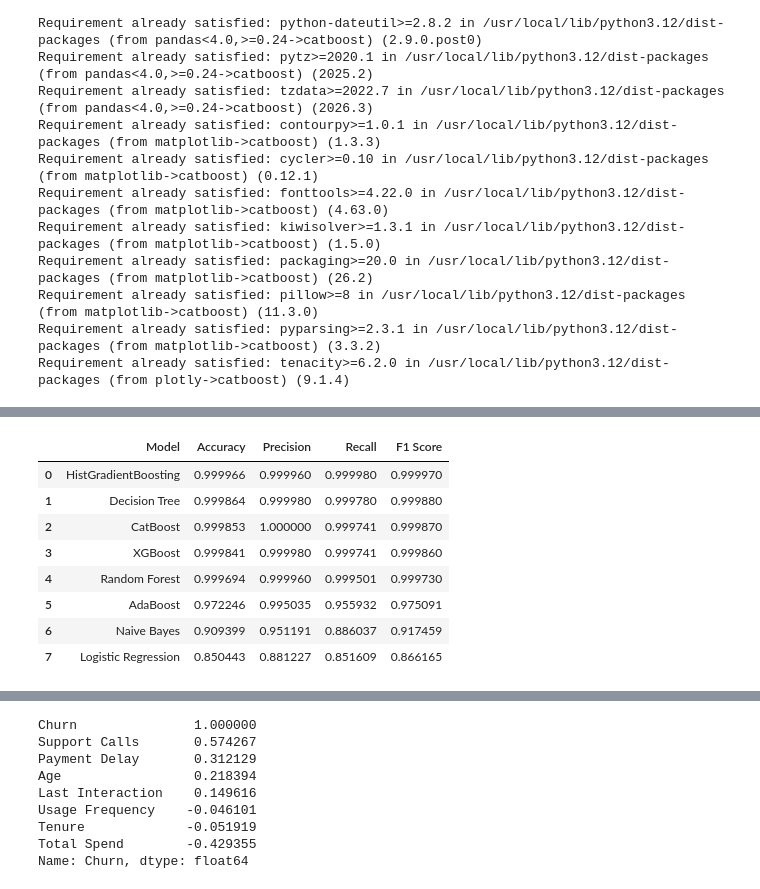
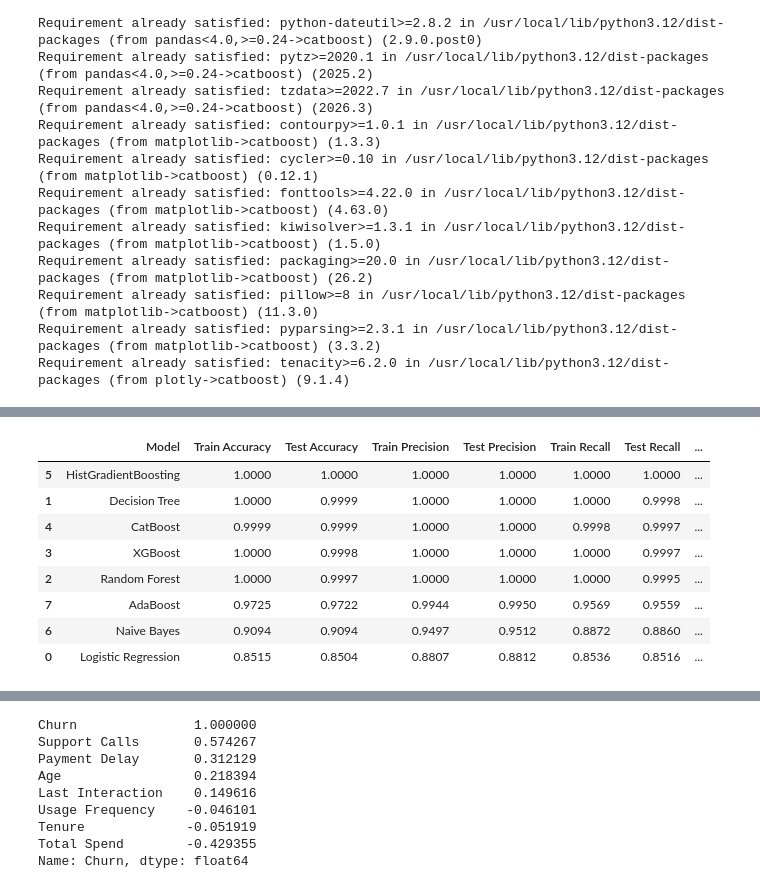
Before and after one commit to sujal-chauhan2006/ML-Projects, a Jupyter notebook: Customer_Churn_Prediction/Notebook/Customer_Churn_Prediction.ipynb, the cells around one changed output, grey strips where cells are left out. Cells and saved outputs as stored; diff of their text form; code cells hidden in the pictures.

```diff
--- a/Customer_Churn_Prediction/Notebook/Customer_Churn_Prediction.ipynb
+++ b/Customer_Churn_Prediction/Notebook/Customer_Churn_Prediction.ipynb
@@ -390,41 +418,47 @@ from sklearn.metrics import recall_score, precision_score, f1_score, accuracy_sc
 # %%
 results = []
 
 for name, model in models.items():
 
-    # Train Model
+    # Train the model
     model.fit(X_train, y_train)
 
-    # Prediction
-    y_pred = model.predict(X_test)
+    # Predictions
+    train_pred = model.predict(X_train)
+    test_pred = model.predict(X_test)
 
-    # Store Metrics
+    # Store metrics
     results.append({
         "Model": name,
-        "Accuracy": accuracy_score(y_test, y_pred),
-        "Precision": precision_score(y_test, y_pred),
-        "Recall": recall_score(y_test, y_pred),
-        "F1 Score": f1_score(y_test, y_pred)
+
+        "Train Accuracy": accuracy_score(y_train, train_pred),
+        "Test Accuracy": accuracy_score(y_test, test_pred),
+
+        "Train Precision": precision_score(y_train, train_pred),
+        "Test Precision": precision_score(y_test, test_pred),
+
+        "Train Recall": recall_score(y_train, train_pred),
+        "Test Recall": recall_score(y_test, test_pred),
+
+        "Train F1": f1_score(y_train, train_pred),
+        "Test F1": f1_score(y_test, test_pred)
     })
+
+# Create DataFrame
+results_df = pd.DataFrame(results)
+
+# Round values
+results_df = results_df.round(4)
+
+# Display
+results_df.sort_values(by='Test Accuracy', ascending=False)
+# %% [output]
+|  | Model | Train Accuracy | Test Accuracy | Train Precision | Test Precision | Train Recall | Test Recall | ... |
+| 5 | HistGradientBoosting | 1.0000 | 1.0000 | 1.0000 | 1.0000 | 1.0000 | 1.0000 | ... |
+| 1 | Decision Tree | 1.0000 | 0.9999 | 1.0000 | 1.0000 | 1.0000 | 0.9998 | ... |
+| 4 | CatBoost | 0.9999 | 0.9999 | 1.0000 | 1.0000 | 0.9998 | 0.9997 | ... |
+| 3 | XGBoost | 1.0000 | 0.9998 | 1.0000 | 1.0000 | 1.0000 | 0.9997 | ... |
+| 2 | Random Forest | 1.0000 | 0.9997 | 1.0000 | 1.0000 | 1.0000 | 0.9995 | ... |
+| 7 | AdaBoost | 0.9725 | 0.9722 | 0.9944 | 0.9950 | 0.9569 | 0.9559 | ... |
+| 6 | Naive Bayes | 0.9094 | 0.9094 | 0.9497 | 0.9512 | 0.8872 | 0.8860 | ... |
+| 0 | Logistic Regression | 0.8515 | 0.8504 | 0.8807 | 0.8812 | 0.8536 | 0.8516 | ... |
-# %%
-# Create DataFrame
-results_df = pd.DataFrame(results)
-
-# Sort by Accuracy
-results_df = results_df.sort_values(by="Accuracy", ascending=False)
-
-# Reset Index
-results_df.reset_index(drop=True, inplace=True)
-
-# Display
-results_df
-# %% [output]
-|  | Model | Accuracy | Precision | Recall | F1 Score |
-| 0 | HistGradientBoosting | 0.999966 | 0.999960 | 0.999980 | 0.999970 |
-| 1 | Decision Tree | 0.999864 | 0.999980 | 0.999780 | 0.999880 |
-| 2 | CatBoost | 0.999853 | 1.000000 | 0.999741 | 0.999870 |
-| 3 | XGBoost | 0.999841 | 0.999980 | 0.999741 | 0.999860 |
-| 4 | Random Forest | 0.999694 | 0.999960 | 0.999501 | 0.999730 |
-| 5 | AdaBoost | 0.972246 | 0.995035 | 0.955932 | 0.975091 |
-| 6 | Naive Bayes | 0.909399 | 0.951191 | 0.886037 | 0.917459 |
-| 7 | Logistic Regression | 0.850443 | 0.881227 | 0.851609 | 0.866165 |
```
Also changed, not shown: parts of 28 cells of this notebook.
